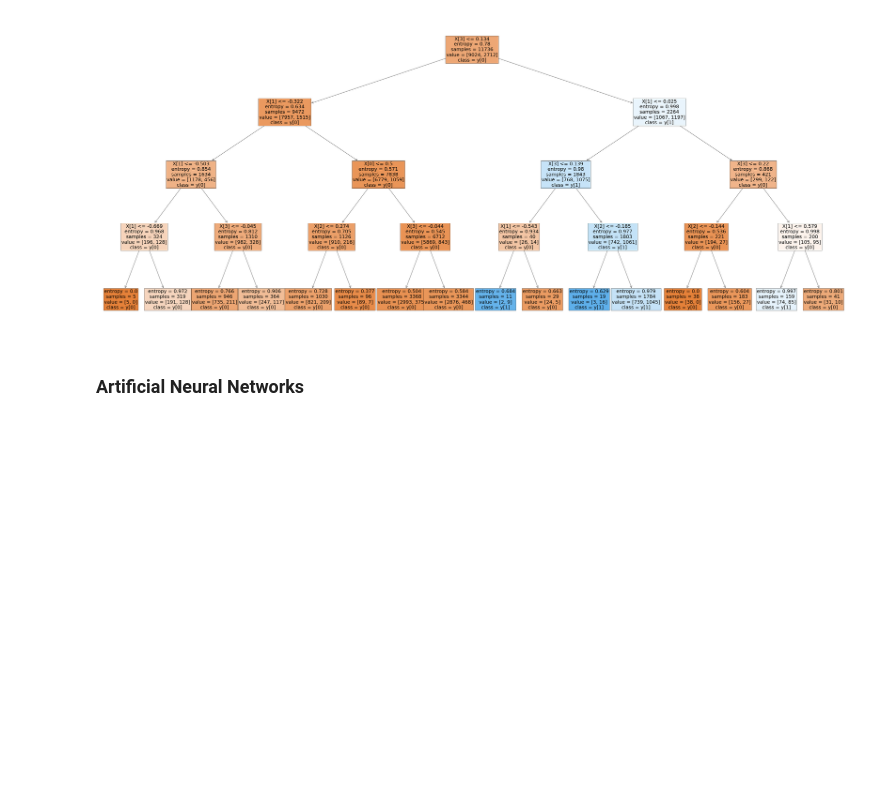
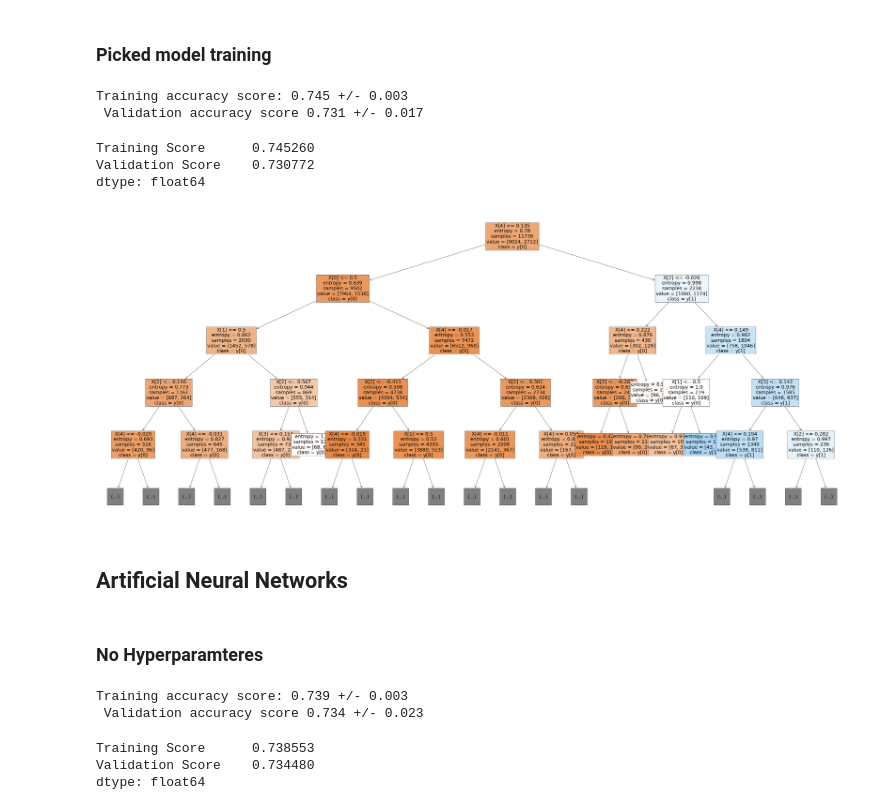
Before and after one commit to BarGanor/ml_project, a Jupyter notebook: project_part_2.ipynb, the cells around one changed output. Saved outputs shown, nothing was run; the diff lists cells and outputs as text; code cells hidden in the pictures; blank space fills up the shorter version.

```diff
--- a/project_part_2.ipynb
+++ b/project_part_2.ipynb
@@ -21,8 +23,5 @@ data.head()
 # %%
-from sklearn.datasets import load_iris
 from sklearn.model_selection import cross_val_score
 from sklearn.tree import DecisionTreeClassifier, plot_tree
 from sklearn.metrics import roc_auc_score
-
-model = DecisionTreeClassifier(criterion='entropy', max_depth=4)
-train_model_by_kfold(data, model)
+from model_training_functions.decision_tree import *
@@ -31,9 +109,20 @@ Cross-Validation accuracy: 0.724 +/- 0.017
+# %% [markdown]
+### Picked model training
+# %%
+dt_model = DecisionTreeClassifier(max_depth=5, criterion='entropy', min_samples_leaf=100, min_impurity_decrease=0.0001)
+train_model_by_kfold(data, dt_model)
+# %% [output]
+Training accuracy score: 0.745 +/- 0.003
+ Validation accuracy score 0.731 +/- 0.017
+Training Score      0.745260
+Validation Score    0.730772
+dtype: float64
 # %%
 plt.figure(figsize=(70,30))
-plot_tree(model, filled=True, class_names=True, max_depth=4, fontsize=25)
+plot_tree(dt_model, filled=True, class_names=True, max_depth=4, fontsize=25)
 plt.show()
 # %% [output]
-[figure, old version]
+[figure, new version]
 # %% [markdown]
-### Artificial Neural Networks
+## Artificial Neural Networks
 # %%
@@ -40,0 +130,11 @@ from sklearn.svm import LinearSVC
+# %% [markdown]
+### No Hyperparamteres
+# %%
+ann_model = MLPClassifier()
+train_model_by_kfold(data, ann_model)
+# %% [output]
+Training accuracy score: 0.739 +/- 0.003
+ Validation accuracy score 0.734 +/- 0.023
+Training Score      0.738553
+Validation Score    0.734480
+dtype: float64
```
Also changed, not shown: parts of 20 cells of this notebook, 13 other files.
